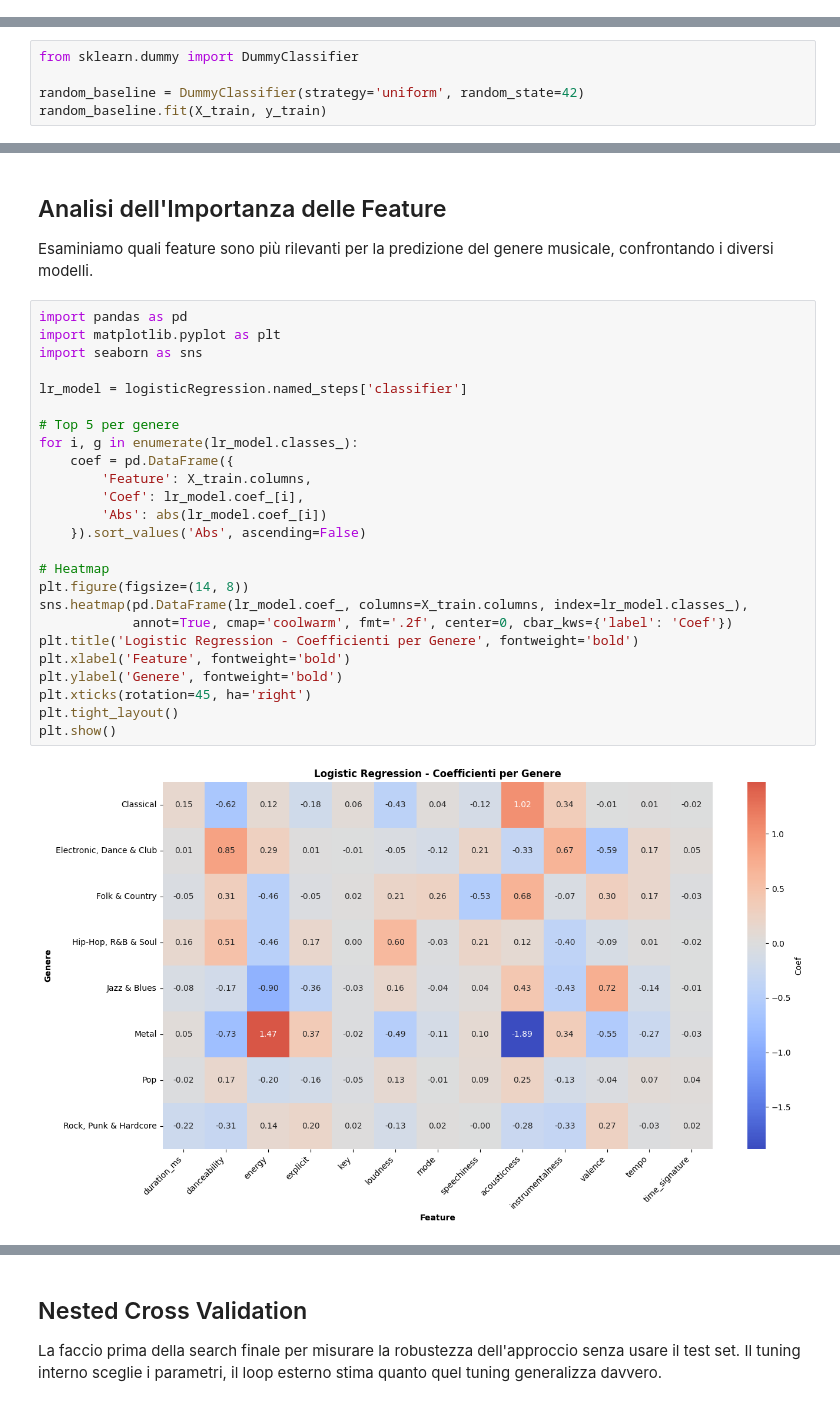
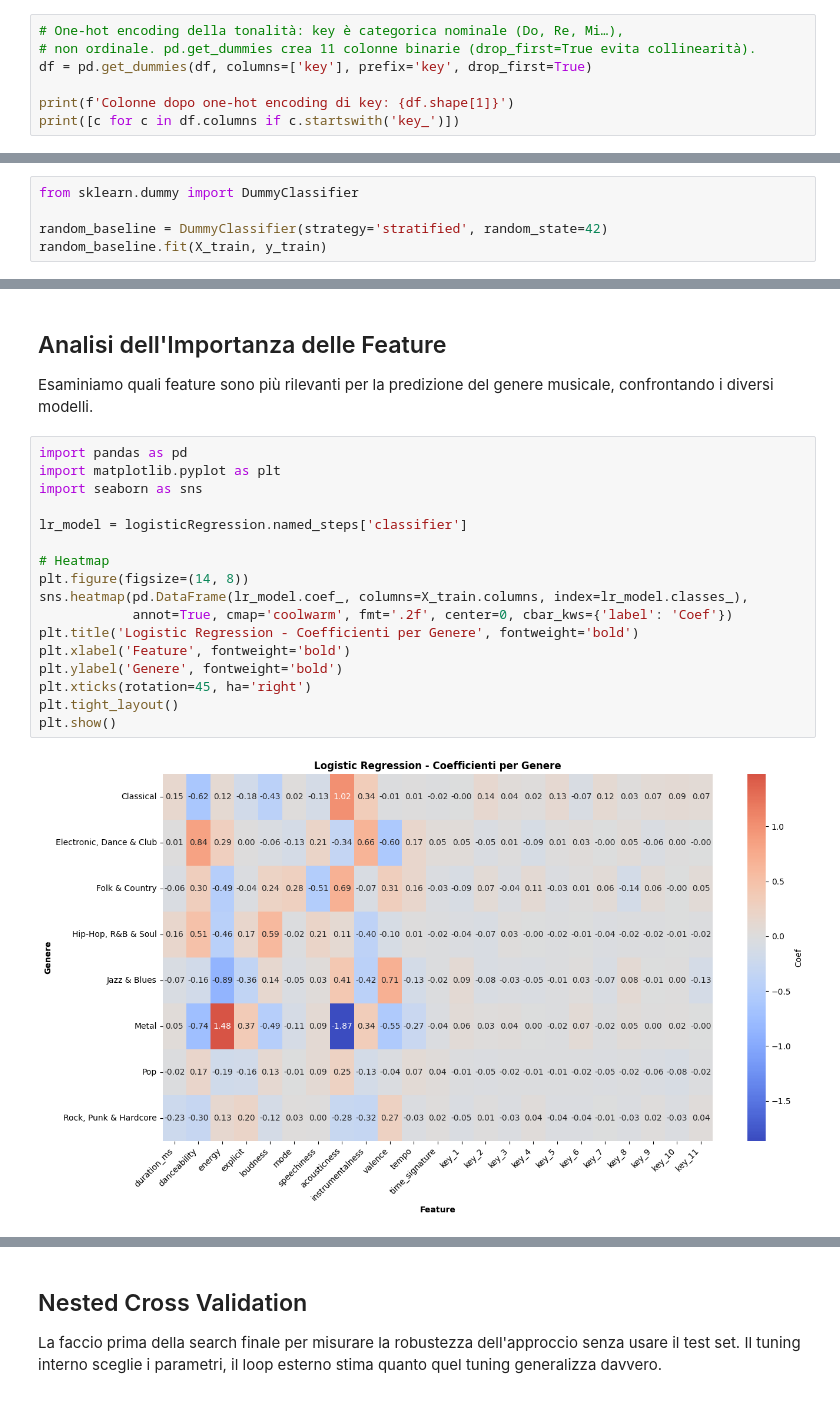
Before and after one commit to MarcelloSpagnoli/Data-Intensive-Exam-Project, a Jupyter notebook: final.ipynb, the cells around one changed output, grey strips where cells are left out. Saved outputs shown, nothing was run; the diff lists cells and outputs as text.

```diff
--- a/final.ipynb
+++ b/final.ipynb
@@ -281,0 +296,7 @@ df.drop(columns=['liveness', 'popularity'], inplace=True)
+# %%
+# One-hot encoding della tonalità: key è categorica nominale (Do, Re, Mi…),
+# non ordinale. pd.get_dummies crea 11 colonne binarie (drop_first=True evita collinearità).
+df = pd.get_dummies(df, columns=['key'], prefix='key', drop_first=True)
+
+print(f'Colonne dopo one-hot encoding di key: {df.shape[1]}')
+print([c for c in df.columns if c.startswith('key_')])
@@ -429,6 +459,6 @@ Questo modello assegna le classi a caso ed e` solo un riferimento minimo: un mod
 # %%
 from sklearn.dummy import DummyClassifier
 
-random_baseline = DummyClassifier(strategy='uniform', random_state=42)
+random_baseline = DummyClassifier(strategy='stratified', random_state=42)
 random_baseline.fit(X_train, y_train)
 # %% [output]
@@ -618,30 +649,22 @@ Esaminiamo quali feature sono più rilevanti per la predizione del genere musica
 # %%
 import pandas as pd
 import matplotlib.pyplot as plt
 import seaborn as sns
 
 lr_model = logisticRegression.named_steps['classifier']
-
-# Top 5 per genere
-for i, g in enumerate(lr_model.classes_):
-    coef = pd.DataFrame({
-        'Feature': X_train.columns,
-        'Coef': lr_model.coef_[i],
-        'Abs': abs(lr_model.coef_[i])
-    }).sort_values('Abs', ascending=False)
 
 # Heatmap
 plt.figure(figsize=(14, 8))
 sns.heatmap(pd.DataFrame(lr_model.coef_, columns=X_train.columns, index=lr_model.classes_),
             annot=True, cmap='coolwarm', fmt='.2f', center=0, cbar_kws={'label': 'Coef'})
 plt.title('Logistic Regression - Coefficienti per Genere', fontweight='bold')
 plt.xlabel('Feature', fontweight='bold')
 plt.ylabel('Genere', fontweight='bold')
 plt.xticks(rotation=45, ha='right')
 plt.tight_layout()
 plt.show()
 # %% [output]
-[figure, old version]
+[figure, new version]
 # %%
 rf_model = randomForest.named_steps['classifier']
 
```
Also changed, not shown: parts of 57 cells of this notebook.
